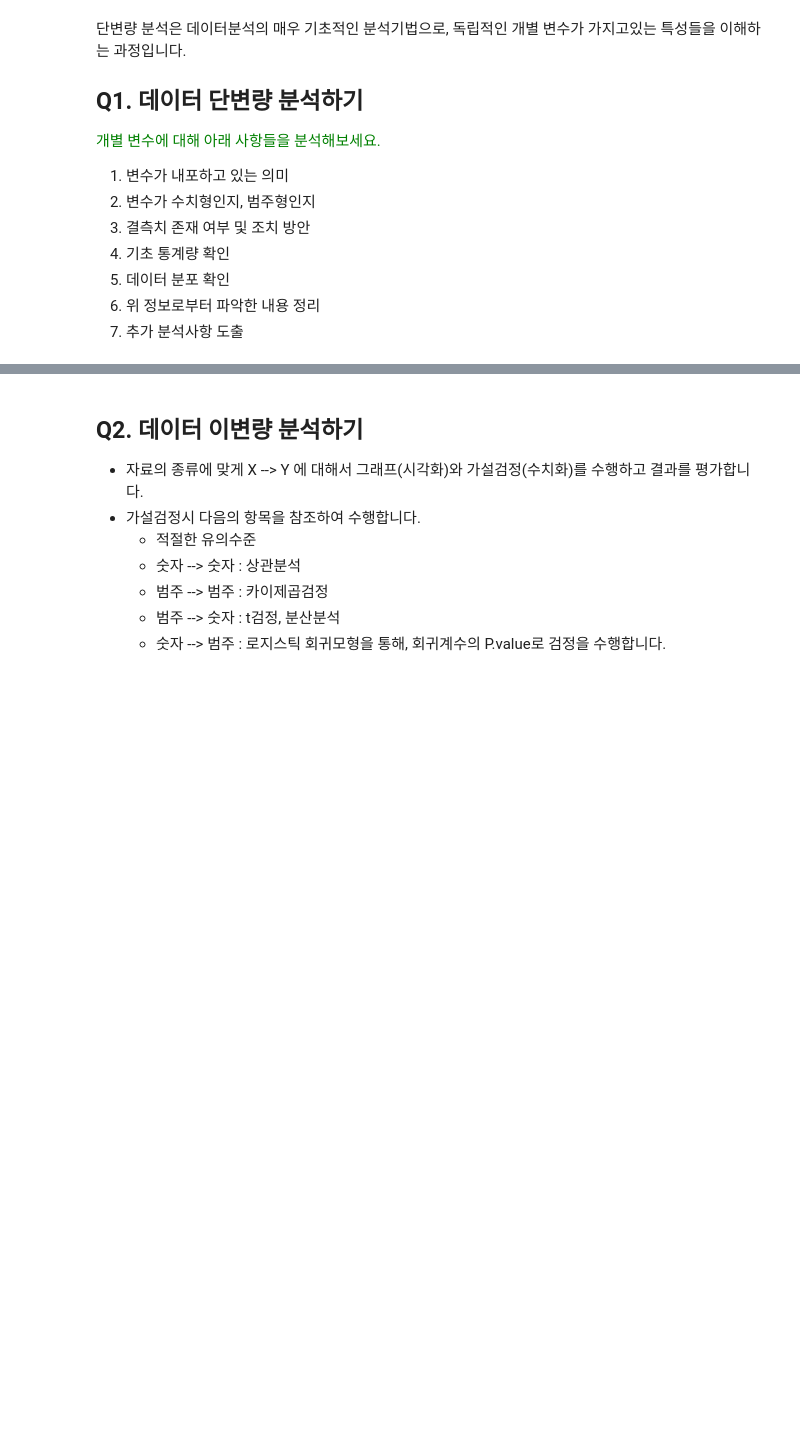
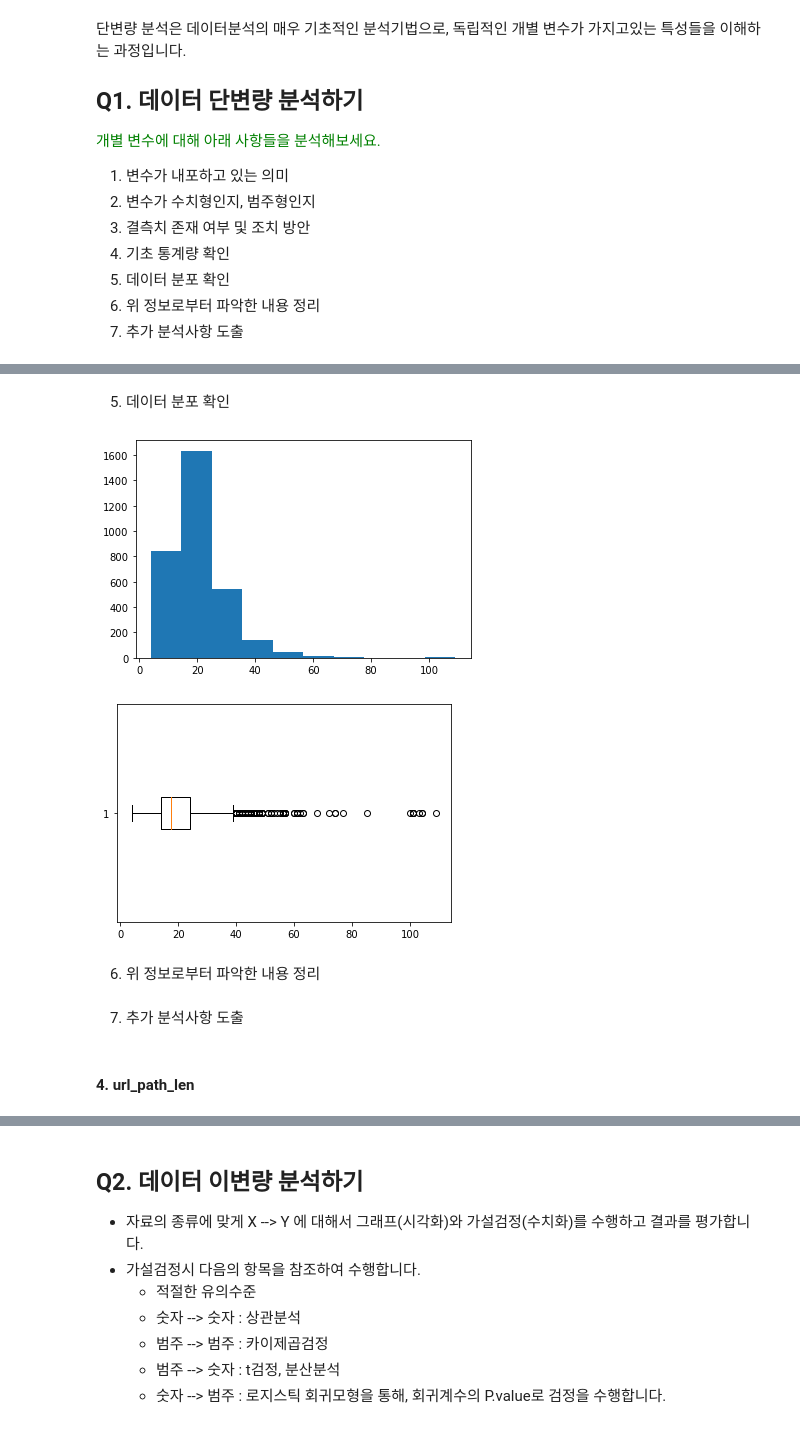
Before and after one commit to yeonsu98/MiniProject, a Jupyter notebook: 악성사이트탐지모델링/악성사이트 실습파일/2. 데이터 전처리.ipynb, the cells around one changed output, grey strips where cells are left out. Saved outputs shown, nothing was run; the diff lists cells and outputs as text; code cells hidden in the pictures; blank space fills up the shorter version.

```diff
--- a/악성사이트탐지모델링/악성사이트 실습파일/2. 데이터 전처리.ipynb
+++ b/악성사이트탐지모델링/악성사이트 실습파일/2. 데이터 전처리.ipynb
@@ -69,0 +207,2 @@
+# %%
+feature = 'url_domain_len'
@@ -69,0 +249,9 @@
+# %% [markdown]
+5) 데이터 분포 확인
+# %%
+plot_show(feature)
+# %% [output]
+[figure, added]
+[figure, added]
+# %% [markdown]
+6) 위 정보로부터 파악한 내용 정리
@@ -69,0 +260,4 @@
+# %% [markdown]
+7) 추가 분석사항 도출
+# %% [markdown]
+#### 4. url_path_len
```
Also changed, not shown: parts of 195 cells of this notebook, 1 other file.
